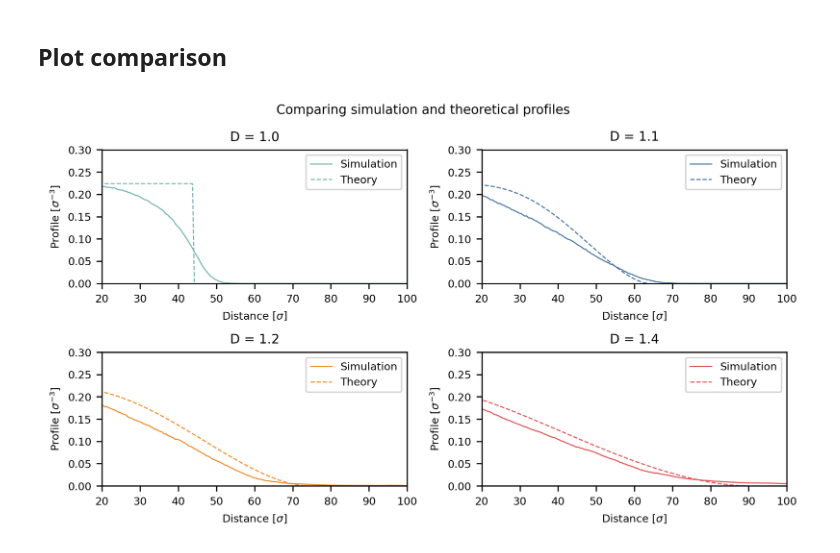
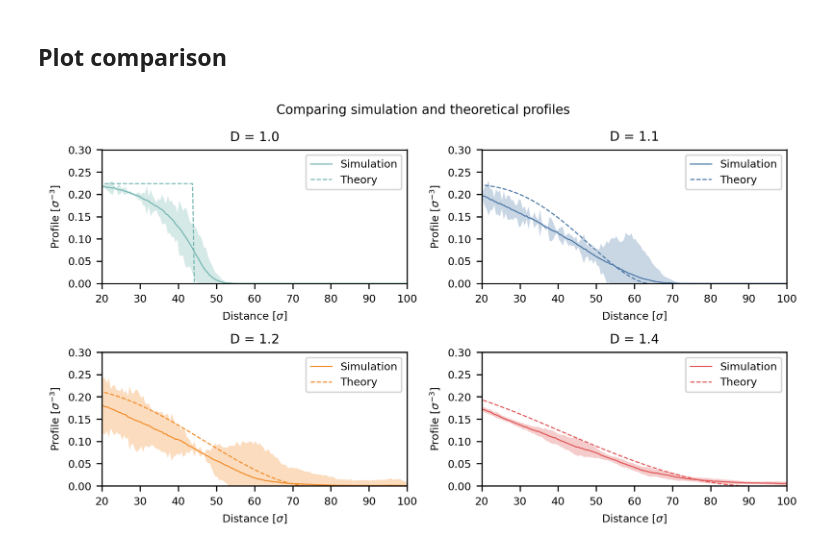
Before and after one commit to leon-a-smook/picbad, a Jupyter notebook: notebooks/density-profiles.ipynb, the cells around one changed output. Cells and saved outputs as stored; diff of their text form; code cells hidden in the pictures.

```diff
--- a/notebooks/density-profiles.ipynb
+++ b/notebooks/density-profiles.ipynb
@@ -51,33 +51,37 @@ brush_14_th = b.Brush("model",
 fig, ax = plt.subplots(figsize=FIGURE_SIZE_LARGE, dpi=FIGURE_DPI,ncols=2,nrows=2)
 
 ax[0][0].plot(brush_10.z, brush_10.phi, "-", label='Simulation', color=nature_colors[3])
+ax[0][0].fill_between(brush_10.z, brush_10.ci_lower, brush_10.ci_upper, alpha=0.3, color=nature_colors[3], edgecolor=None)
 ax[0][0].plot(brush_10_th.z,brush_10_th.phi,'--', label='Theory', color=nature_colors[3])
 ax[0][0].set_title("D = 1.0")
 
 ax[0][1].plot(brush_11.z, brush_11.phi, "-", label='Simulation', color=nature_colors[0])
+ax[0][1].fill_between(brush_11.z, brush_11.ci_lower, brush_11.ci_upper, alpha=0.3, color=nature_colors[0], edgecolor=None)
 ax[0][1].plot(brush_11_th.z,brush_11_th.phi,'--', label='Theory', color=nature_colors[0])
 ax[0][1].set_title("D = 1.1")
 
 
 ax[1][0].plot(brush_12.z, brush_12.phi, "-", label='Simulation', color=nature_colors[1])
+ax[1][0].fill_between(brush_12.z, brush_12.ci_lower, brush_12.ci_upper, alpha=0.3, color=nature_colors[1], edgecolor=None)
 ax[1][0].plot(brush_12_th.z,brush_12_th.phi,'--', label='Theory', color=nature_colors[1])
 ax[1][0].set_title("D = 1.2")
 
 
 ax[1][1].plot(brush_14.z, brush_14.phi, "-", label='Simulation', color=nature_colors[2])
+ax[1][1].fill_between(brush_14.z, brush_14.ci_lower, brush_14.ci_upper, alpha=0.3, color=nature_colors[2], edgecolor=None)
 ax[1][1].plot(brush_14_th.z,brush_14_th.phi,'--', label='Theory', color=nature_colors[2])
 ax[1][1].set_title("D = 1.4")
 
 
 for i, ax in enumerate(fig.axes):
     ax.set_ylabel(str(i))
     ax.set_xlim([20,100])
     ax.set_xlabel("Distance [$\sigma$]")
     ax.set_ylim([0,0.3])
     ax.set_ylabel("Profile [$\sigma^{-3}$]")
     ax.legend()
 
 fig.suptitle("Comparing simulation and theoretical profiles")
 fig.tight_layout()
 # %% [output]
-[figure, old version]
+[figure, new version]
```
Also changed, not shown: 2 other files.
